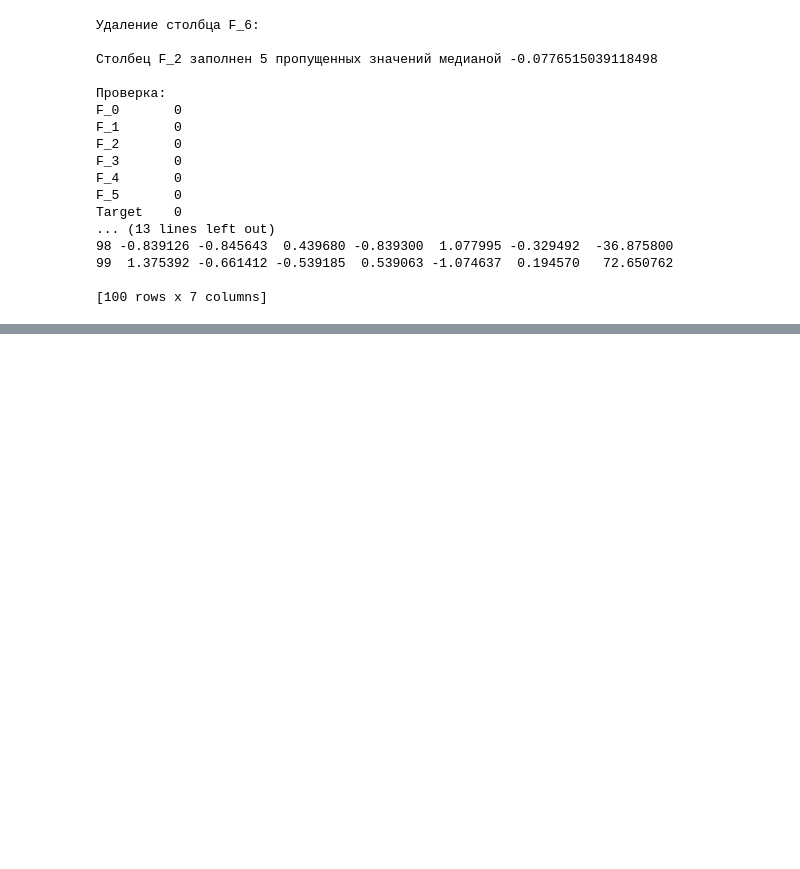
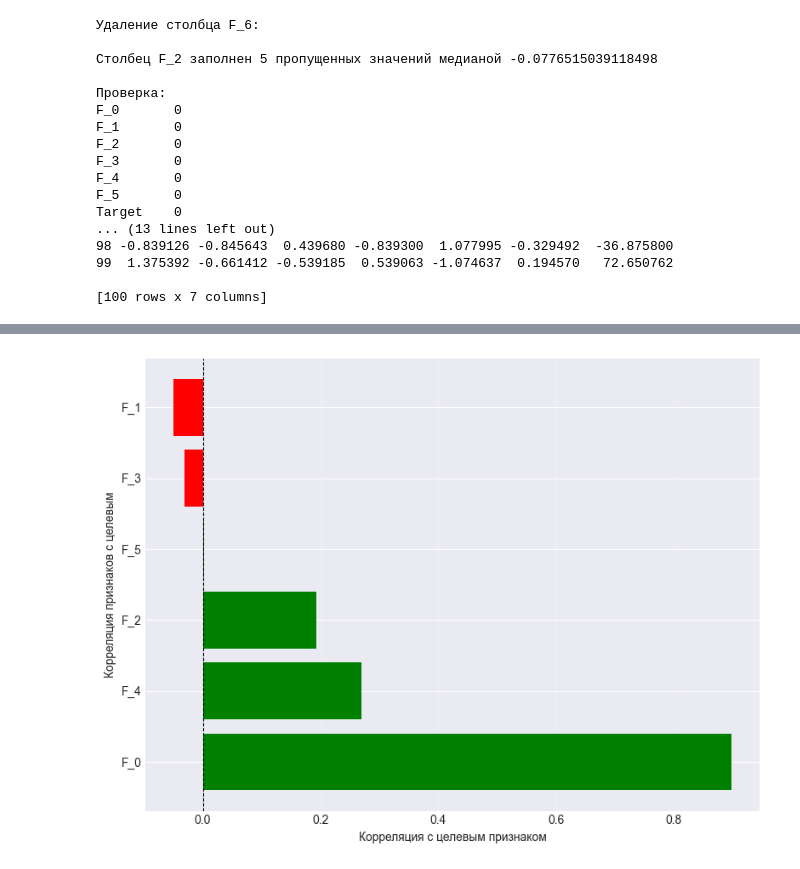
Before and after one commit to medicsera/MachineLerning, a Jupyter notebook: RegressionTask.ipynb, the cells around one changed output, grey strips where cells are left out. Cells and saved outputs as stored; diff of their text form; code cells hidden in the pictures; blank space fills up the shorter version.

```diff
--- a/RegressionTask.ipynb
+++ b/RegressionTask.ipynb
@@ -125,0 +163,17 @@ Target    0
+# %%
+# Визуализация корреляции с целевым признаком
+plt.figure(figsize=(8,6))
+target_corr_sorted = target_correl.drop('Target')
+colors = ['green' if x > 0 else 'red' for x in target_corr_sorted]
+plt.barh(target_corr_sorted.index,target_corr_sorted.values,color=colors)
+
+plt.xlabel("Корреляция с целевым признаком")
+plt.ylabel("Корреляция признаков с целевым")
+
+plt.axvline(x=0,color='black',linestyle="--",linewidth=0.8)
+plt.grid(axis='x',alpha=0.3)
+plt.tight_layout()
+
+plt.show()
+# %% [output]
+[figure, added]
```
Also changed, not shown: parts of 6 cells of this notebook.
